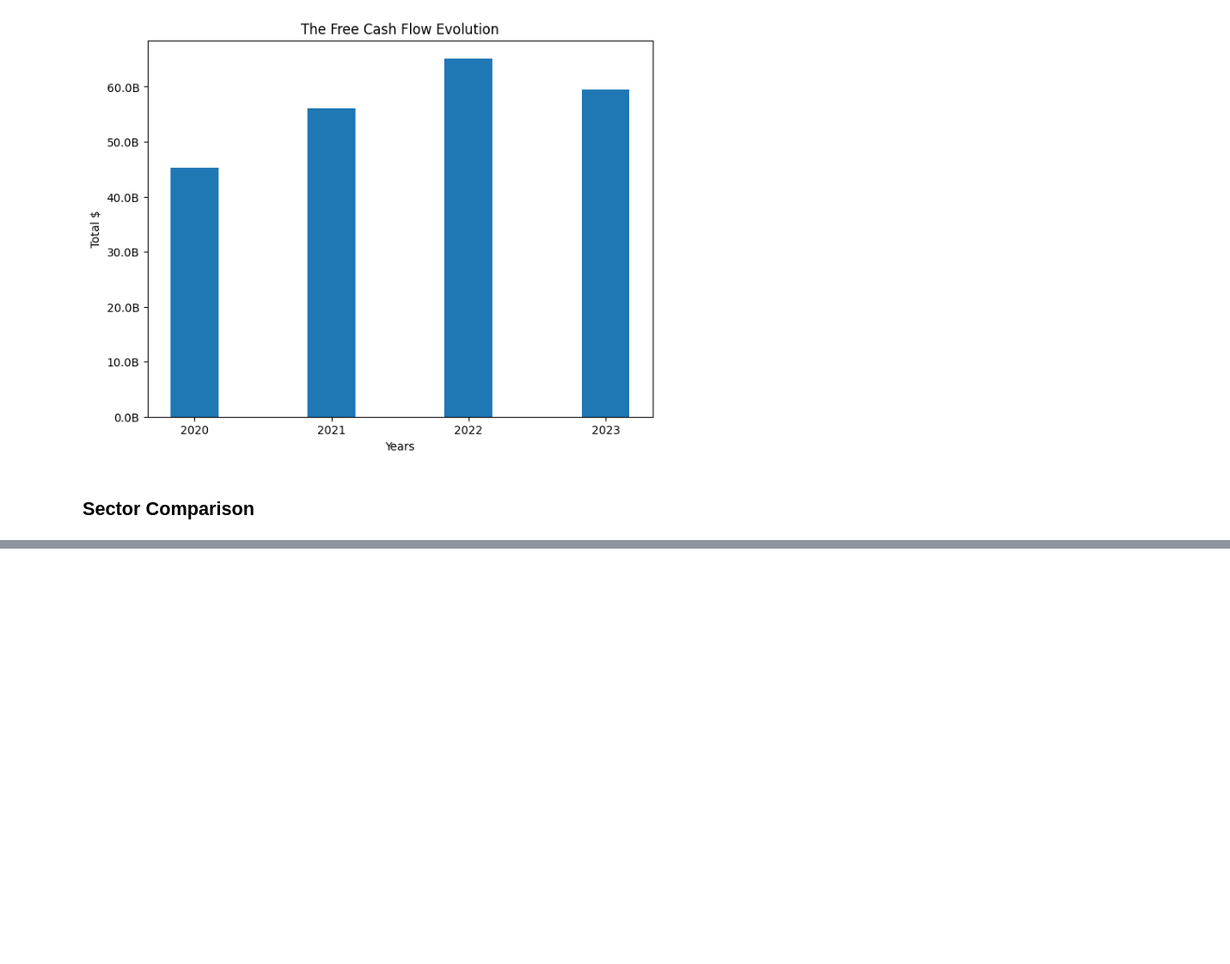
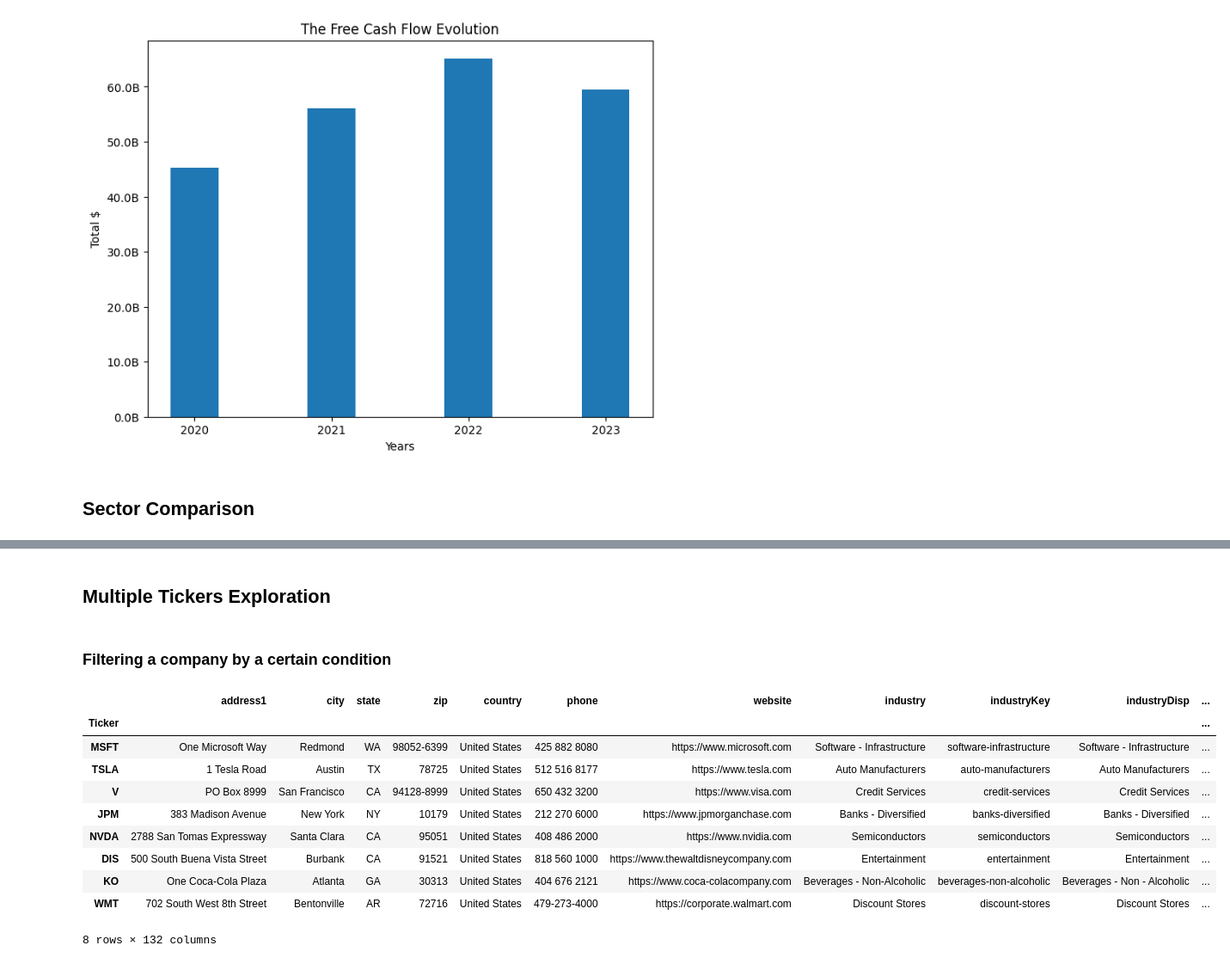
Before and after one commit to paty-oliveira/data-analysis-playground, a Jupyter notebook: stock-analysis/fundamental-analysis/index.ipynb, the cells around one changed output, grey strips where cells are left out. Shown: that part at 86% size. Drawn from its saved outputs; the diff is of its cells as text; code cells hidden in the pictures; blank space fills up the shorter version.

Commit message:
Explore functionalities of multiple tickers research

```diff
--- a/stock-analysis/fundamental-analysis/index.ipynb
+++ b/stock-analysis/fundamental-analysis/index.ipynb
@@ -702 +702,29 @@ Operating Margin      0.223431
 Name: mean, dtype: float64
+# %% [markdown]
+## Multiple Tickers Exploration
+# %% [markdown]
+### Filtering a company by a certain condition
+# %%
+tickers = ["MSFT", "TSLA", "V", "JPM", "NVDA", "DIS", "KO", "WMT"]
+
+companies = yf.Tickers(tickers)
+
+data = {ticker: companies.tickers[ticker].info for ticker in tickers}
+
+# Converting the dictionary to a DataFrame and transposing it
+df_key_ratios = pd.DataFrame(data).transpose()
+df_key_ratios.index.names = ["Ticker"]
+
+df_key_ratios
+# %% [output]
+|  | address1 | city | state | zip | country | phone | website | industry | industryKey | industryDisp | ... |
+| Ticker |  |  |  |  |  |  |  |  |  |  | ... |
+| MSFT | One Microsoft Way | Redmond | WA | 98052-6399 | United States | 425 882 8080 | https://www.microsoft.com | Software - Infrastructure | software-infrastructure | Software - Infrastructure | ... |
+| TSLA | 1 Tesla Road | Austin | TX | 78725 | United States | 512 516 8177 | https://www.tesla.com | Auto Manufacturers | auto-manufacturers | Auto Manufacturers | ... |
+| V | PO Box 8999 | San Francisco | CA | 94128-8999 | United States | 650 432 3200 | https://www.visa.com | Credit Services | credit-services | Credit Services | ... |
+| JPM | 383 Madison Avenue | New York | NY | 10179 | United States | 212 270 6000 | https://www.jpmorganchase.com | Banks - Diversified | banks-diversified | Banks - Diversified | ... |
+| NVDA | 2788 San Tomas Expressway | Santa Clara | CA | 95051 | United States | 408 486 2000 | https://www.nvidia.com | Semiconductors | semiconductors | Semiconductors | ... |
+| DIS | 500 South Buena Vista Street | Burbank | CA | 91521 | United States | 818 560 1000 | https://www.thewaltdisneycompany.com | Entertainment | entertainment | Entertainment | ... |
+| KO | One Coca-Cola Plaza | Atlanta | GA | 30313 | United States | 404 676 2121 | https://www.coca-colacompany.com | Beverages - Non-Alcoholic | beverages-non-alcoholic | Beverages - Non - Alcoholic | ... |
+| WMT | 702 South West 8th Street | Bentonville | AR | 72716 | United States | 479-273-4000 | https://corporate.walmart.com | Discount Stores | discount-stores | Discount Stores | ... |
+8 rows × 132 columns
```
Also changed, not shown: parts of 15 cells of this notebook.
